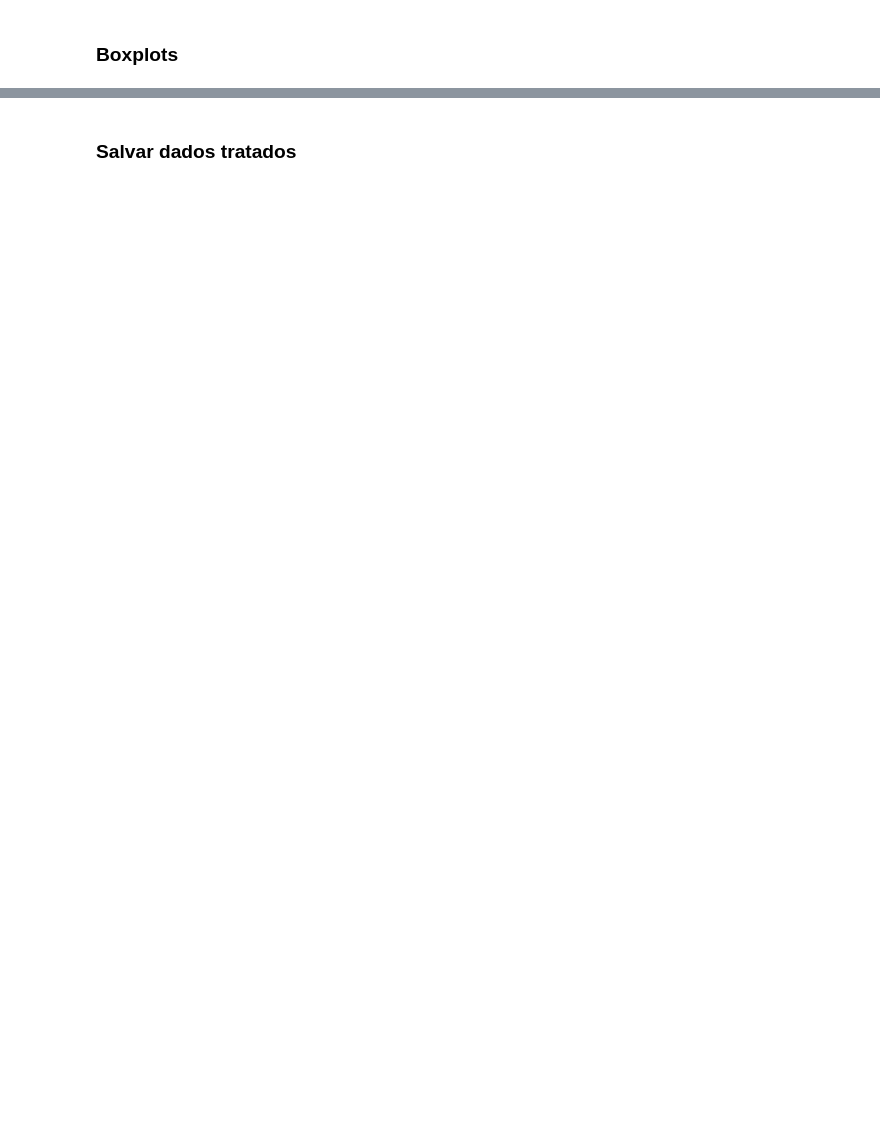
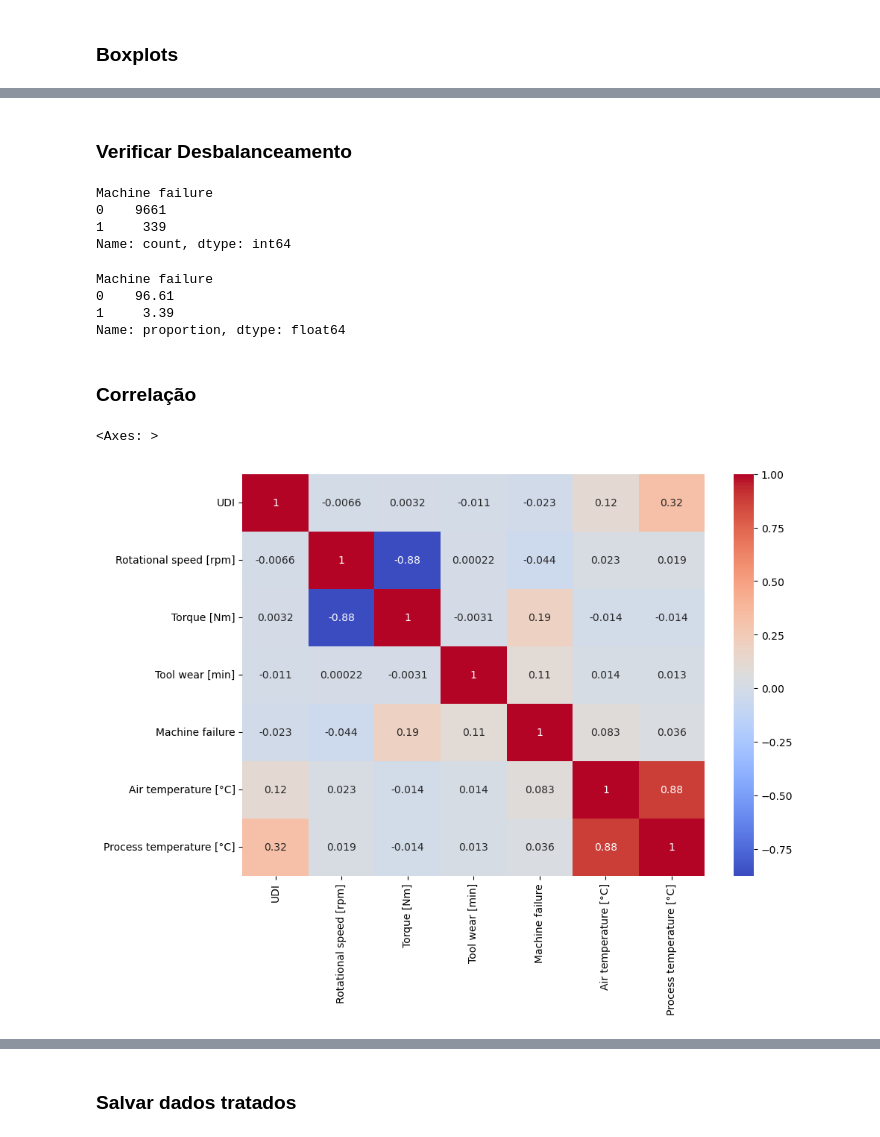
Before and after one commit to adairjuniordata/industrial-predictive-analytics, a Jupyter notebook: notebooks/02_auditoria_dados.ipynb, the cells around one changed output, grey strips where cells are left out. Drawn from its saved outputs; the diff is of its cells as text; code cells hidden in the pictures; blank space fills up the shorter version.

```diff
--- a/notebooks/02_auditoria_dados.ipynb
+++ b/notebooks/02_auditoria_dados.ipynb
@@ -144,0 +203,29 @@ dtype: int64
+# %% [markdown]
+### Verificar Desbalanceamento
+# %%
+df['Machine failure'].value_counts()
+# %% [output]
+Machine failure
+0    9661
+1     339
+Name: count, dtype: int64
+# %%
+''' EM percentual'''
+df['Machine failure'].value_counts(normalize=True)*100
+# %% [output]
+Machine failure
+0    96.61
+1     3.39
+Name: proportion, dtype: float64
+# %% [markdown]
+### Correlação
+# %%
+plt.figure(figsize=(10,7))
+sns.heatmap(
+    df.corr(numeric_only=True),
+    annot=True,
+    cmap='coolwarm'
+)
+# %% [output]
+<Axes: >
+[figure, added]
```
Also changed, not shown: parts of 13 cells of this notebook.
